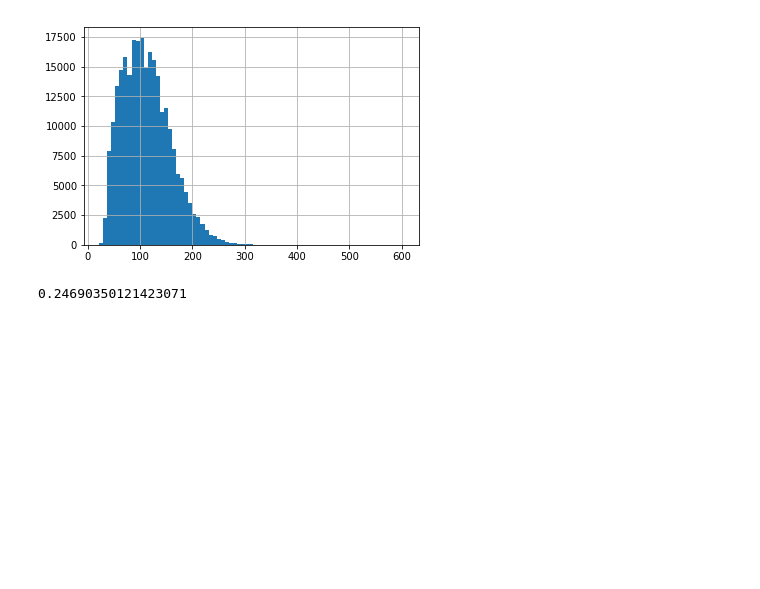
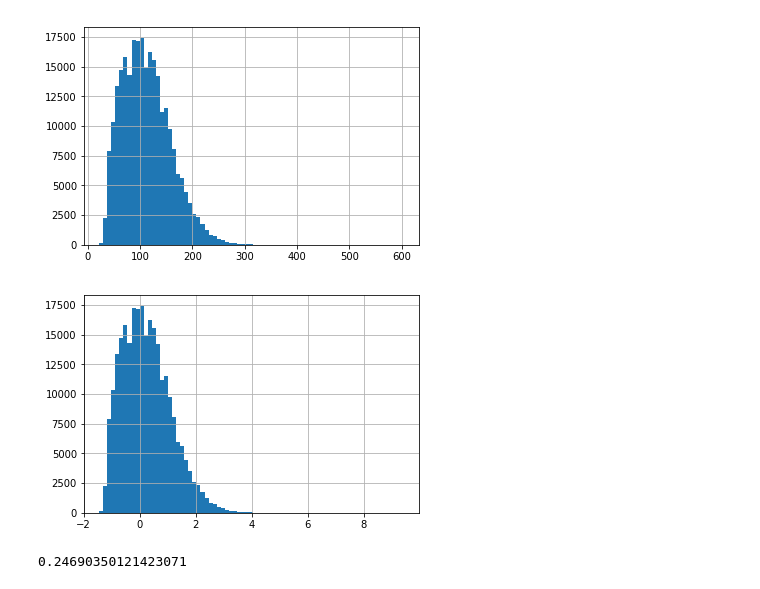
Before and after one commit to hernamesbarbara/r6stats, a Jupyter notebook: notebooks/player-ranking.ipynb, the cells around one changed output. Saved outputs shown, nothing was run; the diff lists cells and outputs as text; code cells hidden in the pictures; blank space fills up the shorter version.

```diff
--- a/notebooks/player-ranking.ipynb
+++ b/notebooks/player-ranking.ipynb
@@ -48,6 +48,11 @@ df['stats.progression.level'].hist(bins=75)
 plt.show()
 # %% [output]
 [figure]
+# %%
+df['stats.progression.level.scaled'].hist(bins=75)
+plt.show()
+# %% [output]
+[figure, added]
 # %%
 def calc_skill_for_player(player):
     score = 0
```
Also changed, not shown: parts of 1 cell of this notebook, 2 other files.
